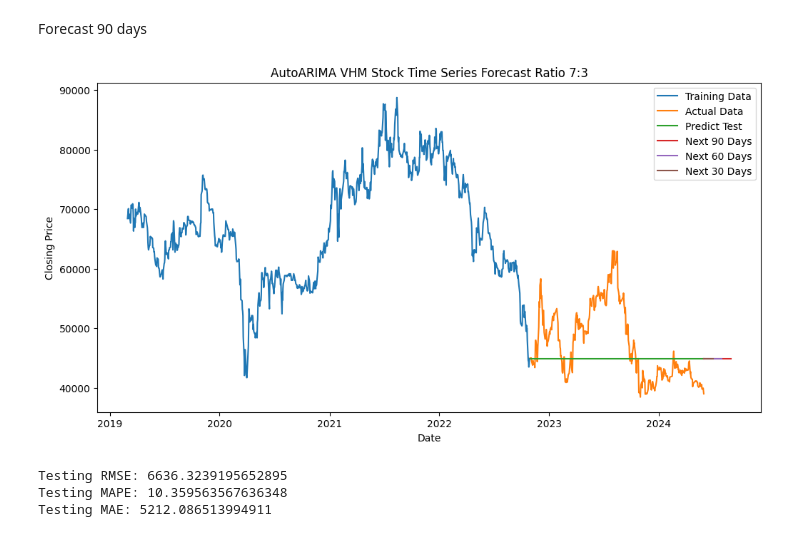
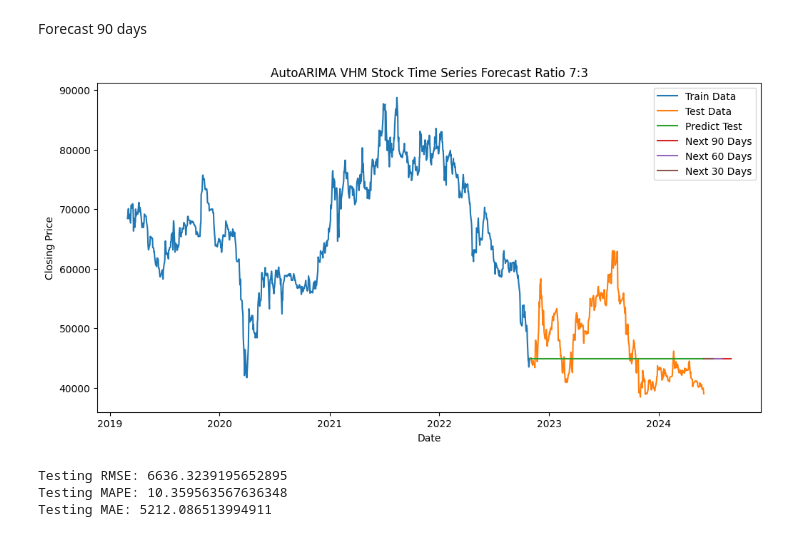
Before and after one commit to chanhlm/IS403_O22_HTCL_5, a Jupyter notebook: Models/ARIMA.ipynb, the cells around one changed output. Drawn from its saved outputs; the diff is of its cells as text; code cells hidden in the pictures.

```diff
--- a/Models/ARIMA.ipynb
+++ b/Models/ARIMA.ipynb
@@ -111,19 +111,19 @@ y_next_90_days = model.predict(n_periods=len(x_next_90_days) + len(test_data))[-
 # %%
 # Plot the forecast
 plt.figure(figsize=(12, 6))
-plt.plot(train_data, label='Training Data')
-plt.plot(test_data.index, test_data, label='Actual Data')
+plt.plot(train_data, label='Train Data')
+plt.plot(test_data.index, test_data, label='Test Data')
 plt.plot(test_data.index, pred_test, label='Predict Test')
 plt.plot(next_90_days, y_next_90_days, label='Next 90 Days')
 plt.plot(next_60_days, y_next_60_days, label='Next 60 Days')
 plt.plot(next_30_days, y_next_30_days, label='Next 30 Days')
 plt.title('AutoARIMA VHM Stock Time Series Forecast Ratio 7:3')
 plt.xlabel('Date')
 plt.ylabel('Closing Price')
 plt.legend()
 plt.show()
 # %% [output]
-[figure, old version]
+[figure, new version]
 # %%
 # Convert pred_test and test_data to numpy arrays if they are pandas Series
 pred_test = pred_test.values if isinstance(pred_test, pd.Series) else pred_test
```
Also changed, not shown: parts of 17 cells of this notebook.
